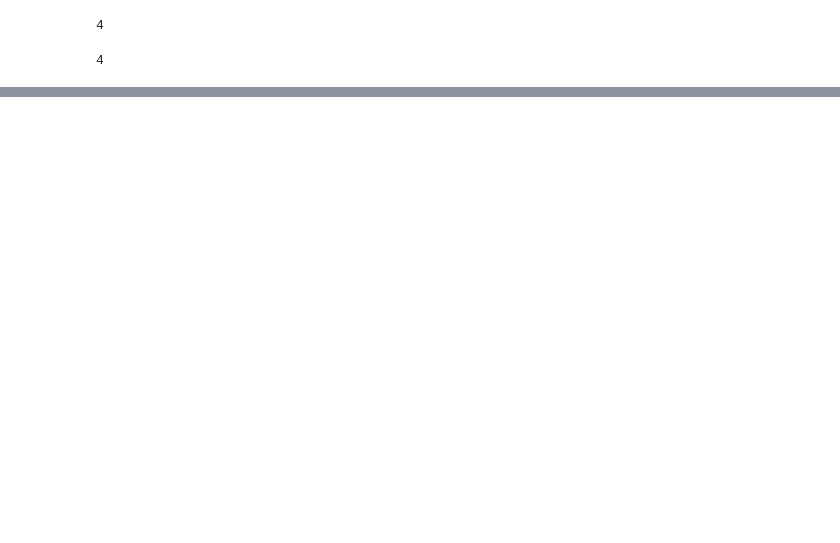
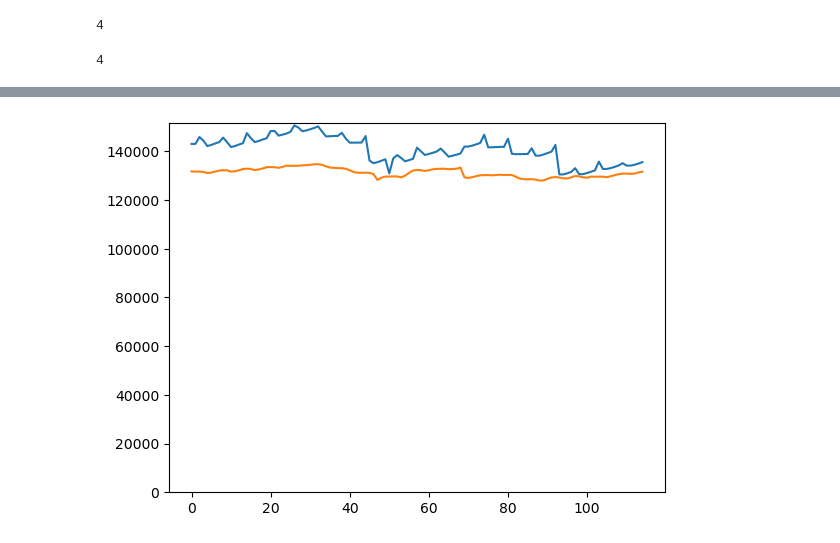
Before and after one commit to eduardofv/learn_spark, a Jupyter notebook: work-dir/claims.ipynb, the cells around one changed output, grey strips where cells are left out. Cells and saved outputs as stored; diff of their text form; code cells hidden in the pictures; blank space fills up the shorter version.

```diff
--- a/work-dir/claims.ipynb
+++ b/work-dir/claims.ipynb
@@ -84,0 +60,7 @@ df.rdd.getNumPartitions()
+# %%
+plt.plot(occ["num_claim"])
+plt.plot(ct["num_claim"])
+plt.ylim(bottom=0)
+plt.show()
+# %% [output]
+[figure, added]
```
Also changed, not shown: parts of 6 cells of this notebook, 1 other file.
